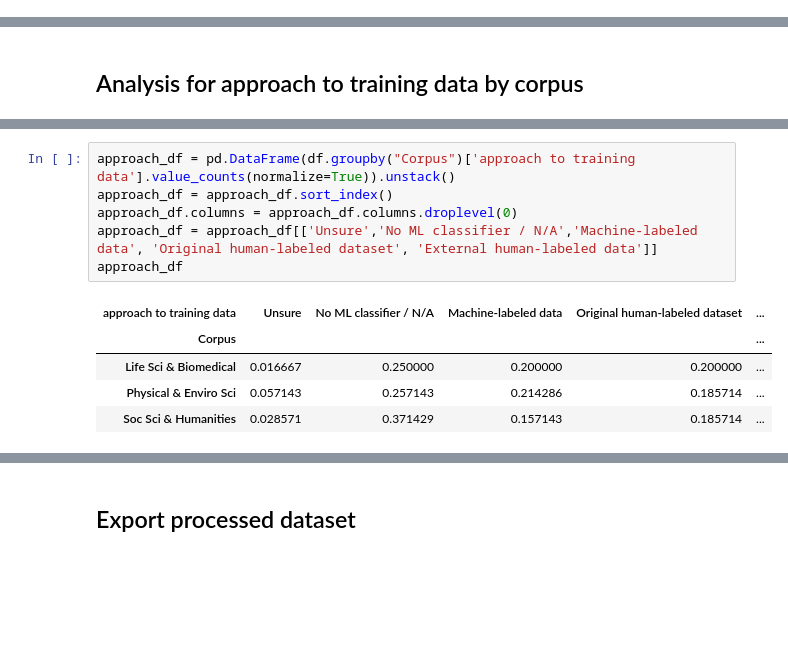
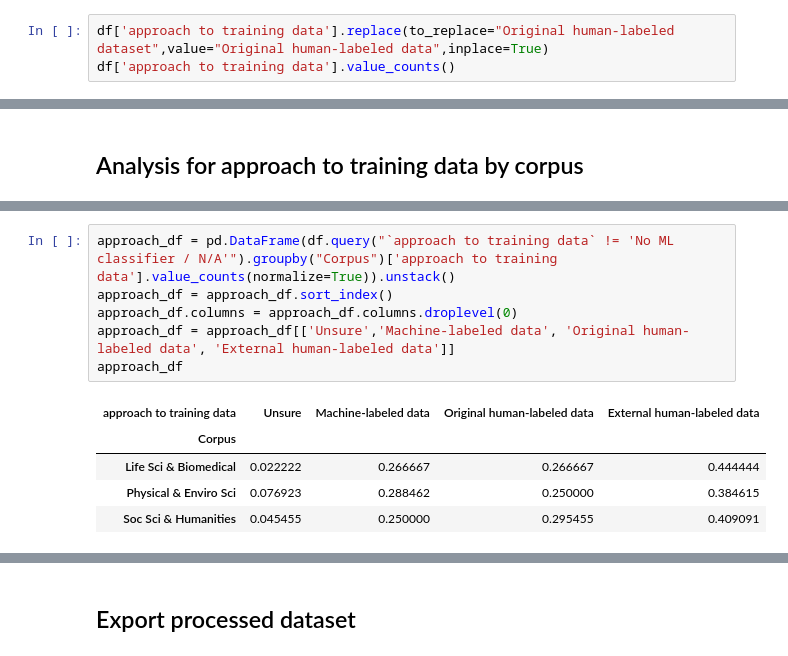
Before and after one commit to staeiou/gigo_qss_2021, a Jupyter notebook: code/2-main-cleaning-analysis-viz.ipynb, the cells around one changed output, grey strips where cells are left out. Saved outputs shown, nothing was run; the diff lists cells and outputs as text; blank space fills up the shorter version.

```diff
--- a/code/2-main-cleaning-analysis-viz.ipynb
+++ b/code/2-main-cleaning-analysis-viz.ipynb
@@ -170,0 +174,3 @@ Name: approach to training data, dtype: int64
+# %%
+df['approach to training data'].replace(to_replace="Original human-labeled dataset",value="Original human-labeled data",inplace=True)
+df['approach to training data'].value_counts()
@@ -1280,12 +1291,12 @@ approach_df.T
 # %%
-approach_df = pd.DataFrame(df.groupby("Corpus")['approach to training data'].value_counts(normalize=True)).unstack()
+approach_df = pd.DataFrame(df.query("`approach to training data` != 'No ML classifier / N/A'").groupby("Corpus")['approach to training data'].value_counts(normalize=True)).unstack()
 approach_df = approach_df.sort_index()
 approach_df.columns = approach_df.columns.droplevel(0)
-approach_df = approach_df[['Unsure','No ML classifier / N/A','Machine-labeled data', 'Original human-labeled dataset', 'External human-labeled data']]
+approach_df = approach_df[['Unsure','Machine-labeled data', 'Original human-labeled data', 'External human-labeled data']]
 approach_df
 # %% [output]
-| approach to training data | Unsure | No ML classifier / N/A | Machine-labeled data | Original human-labeled dataset | ... |
-| Corpus |  |  |  |  | ... |
-| Life Sci & Biomedical | 0.016667 | 0.250000 | 0.200000 | 0.200000 | ... |
-| Physical & Enviro Sci | 0.057143 | 0.257143 | 0.214286 | 0.185714 | ... |
-| Soc Sci & Humanities | 0.028571 | 0.371429 | 0.157143 | 0.185714 | ... |
+| approach to training data | Unsure | Machine-labeled data | Original human-labeled data | External human-labeled data |
+| Corpus |  |  |  |  |
+| Life Sci & Biomedical | 0.022222 | 0.266667 | 0.266667 | 0.444444 |
+| Physical & Enviro Sci | 0.076923 | 0.288462 | 0.250000 | 0.384615 |
+| Soc Sci & Humanities | 0.045455 | 0.250000 | 0.295455 | 0.409091 |
```
Also changed, not shown: parts of 17 cells of this notebook, 20 other files.
